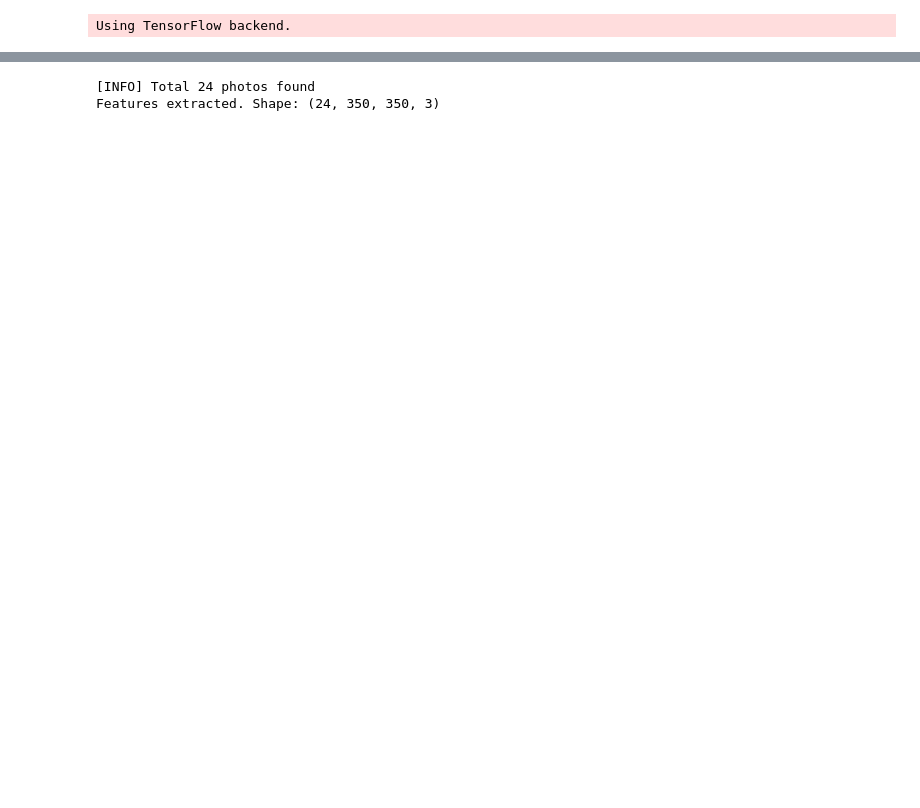
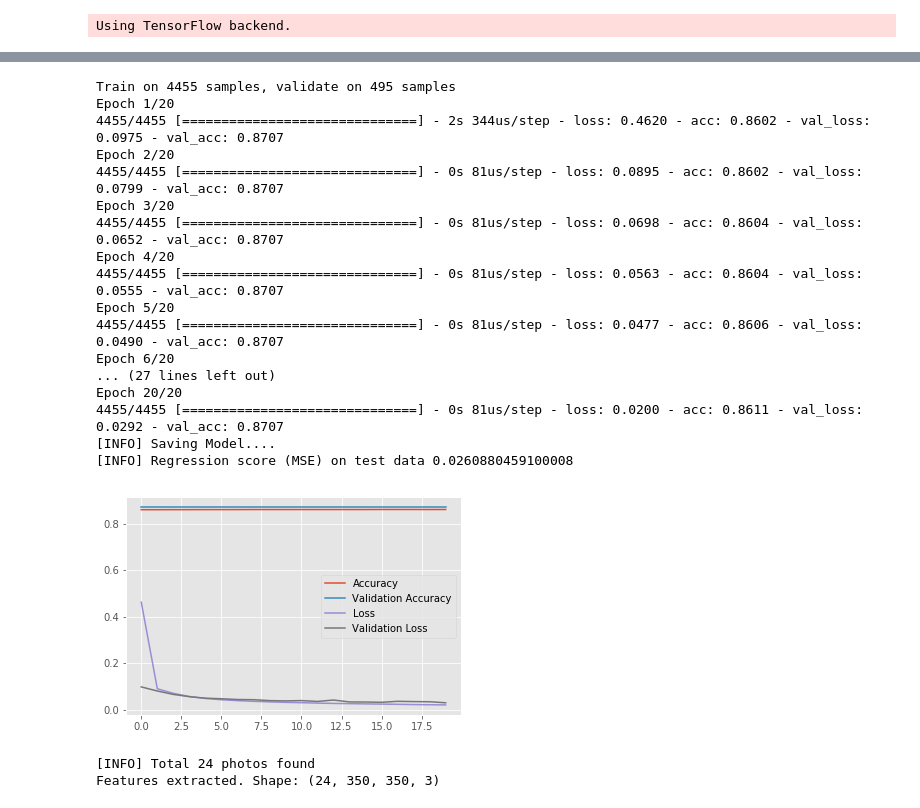
Before and after one commit to rkamran/MLE, a Jupyter notebook: smily_face/FaceTest.ipynb, the cells around one changed output, grey strips where cells are left out. Saved outputs shown, nothing was run; the diff lists cells and outputs as text; code cells hidden in the pictures; blank space fills up the shorter version.

```diff
--- a/smily_face/FaceTest.ipynb
+++ b/smily_face/FaceTest.ipynb
@@ -11,2 +64,0 @@ dataprocessor.process_FBP5500(config.FBP5500_SOURCE, config.DATABSE_FILE)
-# %%
-train.train_FBP5500(config.DATABSE_FILE, config.MODEL_FILE)
@@ -13,3 +96,40 @@ train.train_FBP5500(config.DATABSE_FILE, config.MODEL_FILE)
+# %%
+import numpy as np
+import matplotlib.pyplot as plt
+%matplotlib inline
+
+n_epochs = 20
+# Train using MSE
+H = train.train_FBP5500(config.DATABSE_FILE, config.MODEL_FILE, epochs=n_epochs)
+
+# See how it went
+x_axis = np.arange(0, n_epochs)
+plt.figure()
+plt.plot(x_axis, H.history["acc"], label="Accuracy")
+plt.plot(x_axis, H.history["val_acc"], label="Validation Accuracy")
+plt.plot(x_axis, H.history["loss"], label="Loss")
+plt.plot(x_axis, H.history["val_loss"], label="Validation Loss")
+plt.legend()
+plt.show()
+# %% [output]
+Train on 4455 samples, validate on 495 samples
+Epoch 1/20
+4455/4455 [==============================] - 2s 344us/step - loss: 0.4620 - acc: 0.8602 - val_loss: 0.0975 - val_acc: 0.8707
+Epoch 2/20
+4455/4455 [==============================] - 0s 81us/step - loss: 0.0895 - acc: 0.8602 - val_loss: 0.0799 - val_acc: 0.8707
+Epoch 3/20
+4455/4455 [==============================] - 0s 81us/step - loss: 0.0698 - acc: 0.8604 - val_loss: 0.0652 - val_acc: 0.8707
+Epoch 4/20
+4455/4455 [==============================] - 0s 81us/step - loss: 0.0563 - acc: 0.8604 - val_loss: 0.0555 - val_acc: 0.8707
+Epoch 5/20
+4455/4455 [==============================] - 0s 81us/step - loss: 0.0477 - acc: 0.8606 - val_loss: 0.0490 - val_acc: 0.8707
+Epoch 6/20
+... (27 lines left out)
+Epoch 20/20
+4455/4455 [==============================] - 0s 81us/step - loss: 0.0200 - acc: 0.8611 - val_loss: 0.0292 - val_acc: 0.8707
+[INFO] Saving Model....
+[INFO] Regression score (MSE) on test data 0.0260880459100008
+[figure, added]
 # %%
 from imutils.paths import list_images
 
```
Also changed, not shown: parts of 13 cells of this notebook, 18 other files.
